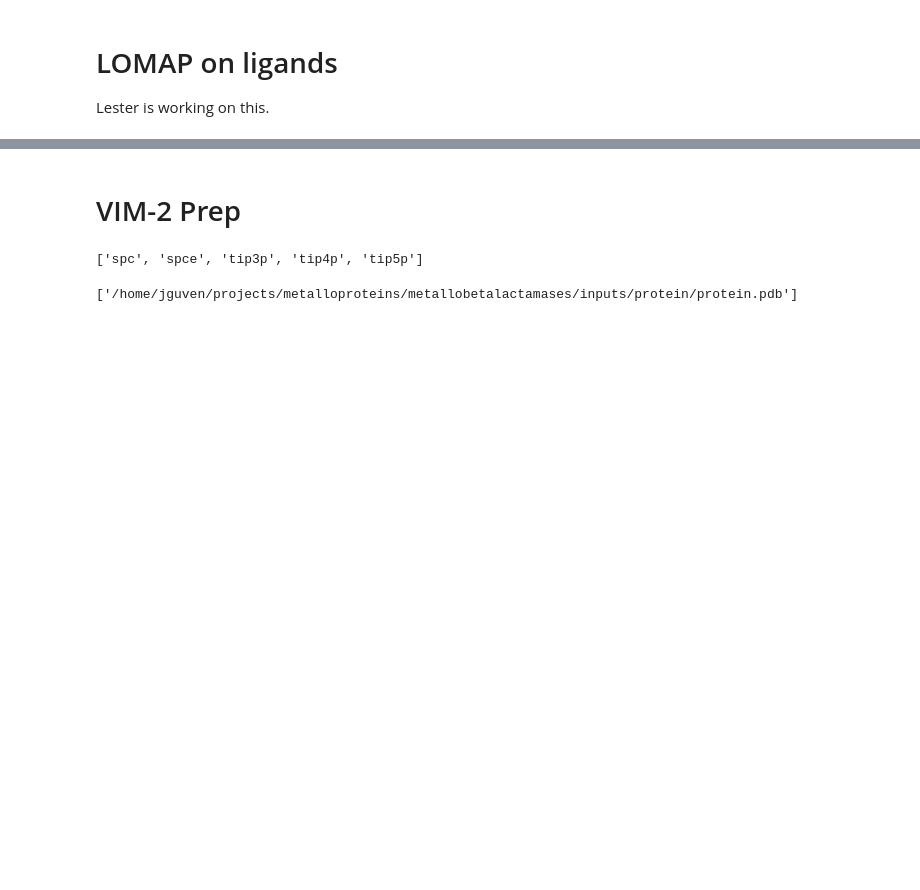
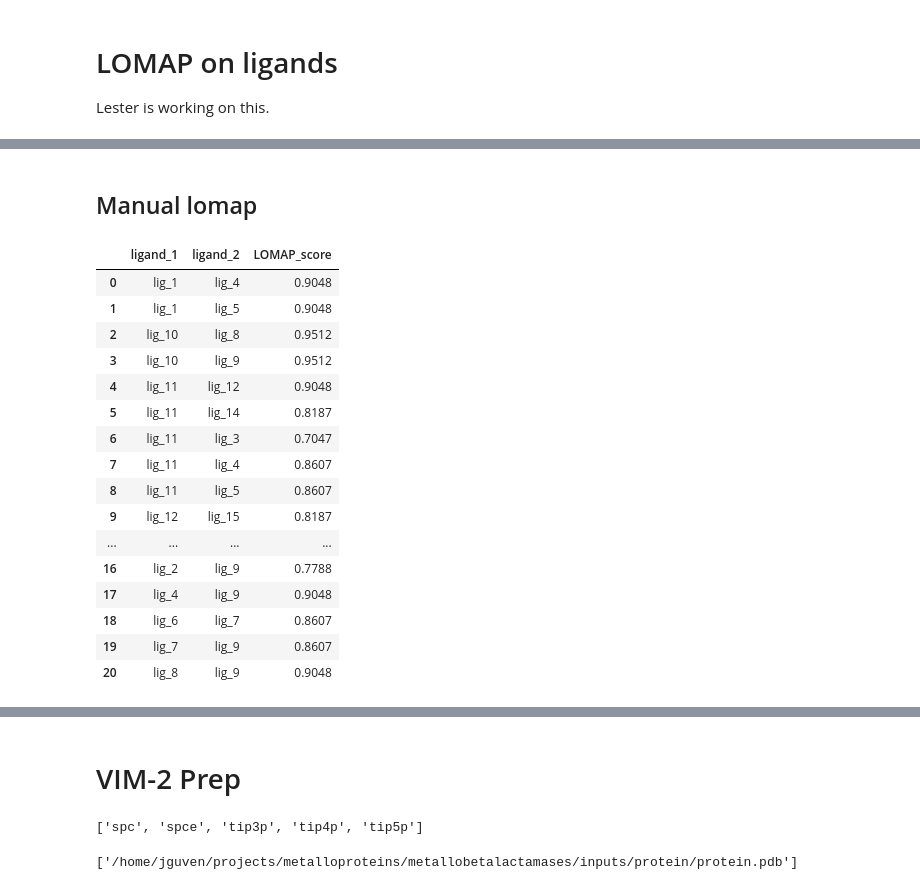
Before and after one commit to jasmin-guven/first_year_project, a Jupyter notebook: metallobetalactamases/scripts/prepare.ipynb, the cells around one changed output, grey strips where cells are left out. Drawn from its saved outputs; the diff is of its cells as text; code cells hidden in the pictures; blank space fills up the shorter version.

```diff
--- a/metallobetalactamases/scripts/prepare.ipynb
+++ b/metallobetalactamases/scripts/prepare.ipynb
@@ -38,0 +50,2 @@ Lester is working on this.
+# %% [markdown]
+## Manual lomap
@@ -38,0 +132,41 @@ Lester is working on this.
+# %%
+import pandas as pd
+nodes = set(nodes)
+edge_dict = {}
+for count, (node0, node1) in enumerate(edges):
+    node0_str = "lig_"+str(node0)
+    node1_str = "lig_"+str(node1)
+    edge_dict[(node0_str, node1_str)] = round(scores[count], 4)
+
+edges_df = pd.DataFrame.from_dict(edge_dict, orient="index")
+edges_with_index = edges_df.reset_index()
+perturbations_tuples = edges_with_index.rename(columns={"index": "perturbation",
+                                                          0: "LOMAP score"})
+
+perturbation_dataframe = pd.DataFrame()
+
+perturbation_dataframe = pd.DataFrame(perturbations_tuples["perturbation"].tolist(), index=perturbations_tuples.index)
+perturbation_dataframe["LOMAP_score"] = perturbations_tuples["LOMAP score"]
+perturbations = perturbation_dataframe.rename(columns={0: "ligand_1",
+                                                       1: "ligand_2"})
+perturbations
+# print(perturbation_dataframe)
+perturbation_dataframe.to_csv("../inputs/ligands/lomap/lomap_scores_manual.csv", index=False)
+# %% [output]
+|  | ligand_1 | ligand_2 | LOMAP_score |
+| 0 | lig_1 | lig_4 | 0.9048 |
+| 1 | lig_1 | lig_5 | 0.9048 |
+| 2 | lig_10 | lig_8 | 0.9512 |
+| 3 | lig_10 | lig_9 | 0.9512 |
+| 4 | lig_11 | lig_12 | 0.9048 |
+| 5 | lig_11 | lig_14 | 0.8187 |
+| 6 | lig_11 | lig_3 | 0.7047 |
+| 7 | lig_11 | lig_4 | 0.8607 |
+| 8 | lig_11 | lig_5 | 0.8607 |
+| 9 | lig_12 | lig_15 | 0.8187 |
+| ... | ... | ... | ... |
+| 16 | lig_2 | lig_9 | 0.7788 |
+| 17 | lig_4 | lig_9 | 0.9048 |
+| 18 | lig_6 | lig_7 | 0.8607 |
+| 19 | lig_7 | lig_9 | 0.8607 |
+| 20 | lig_8 | lig_9 | 0.9048 |
```
Also changed, not shown: parts of 15 cells of this notebook, 41 other files.
